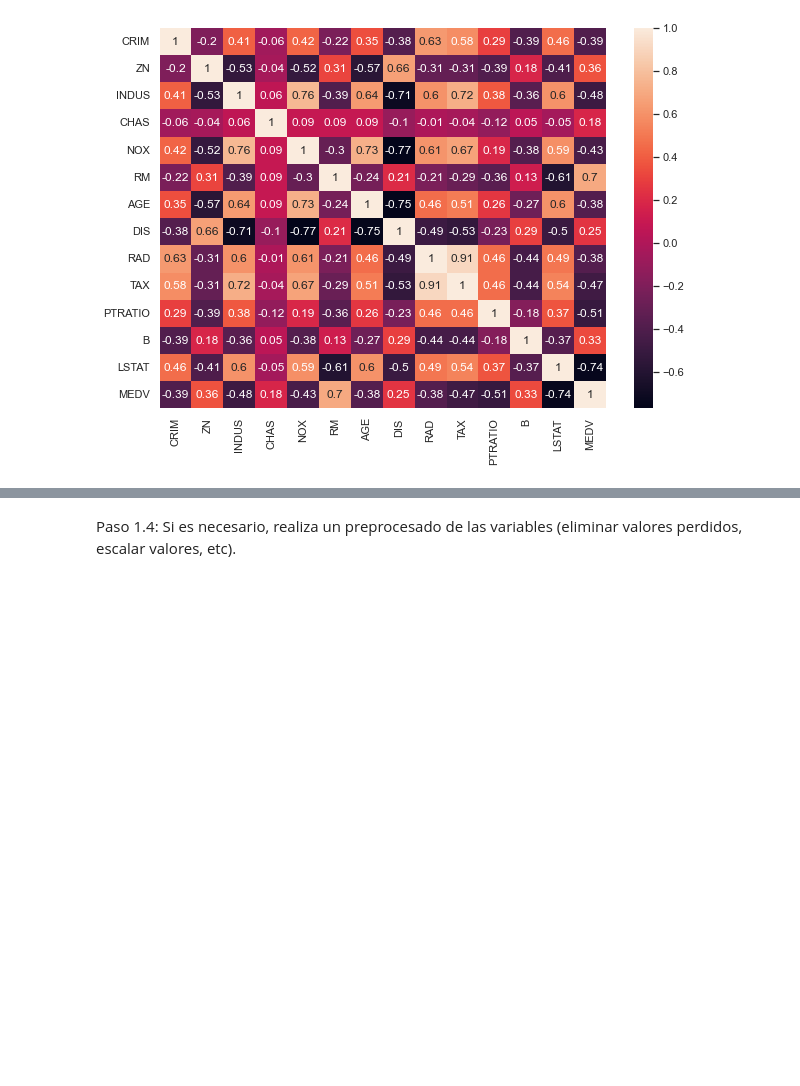
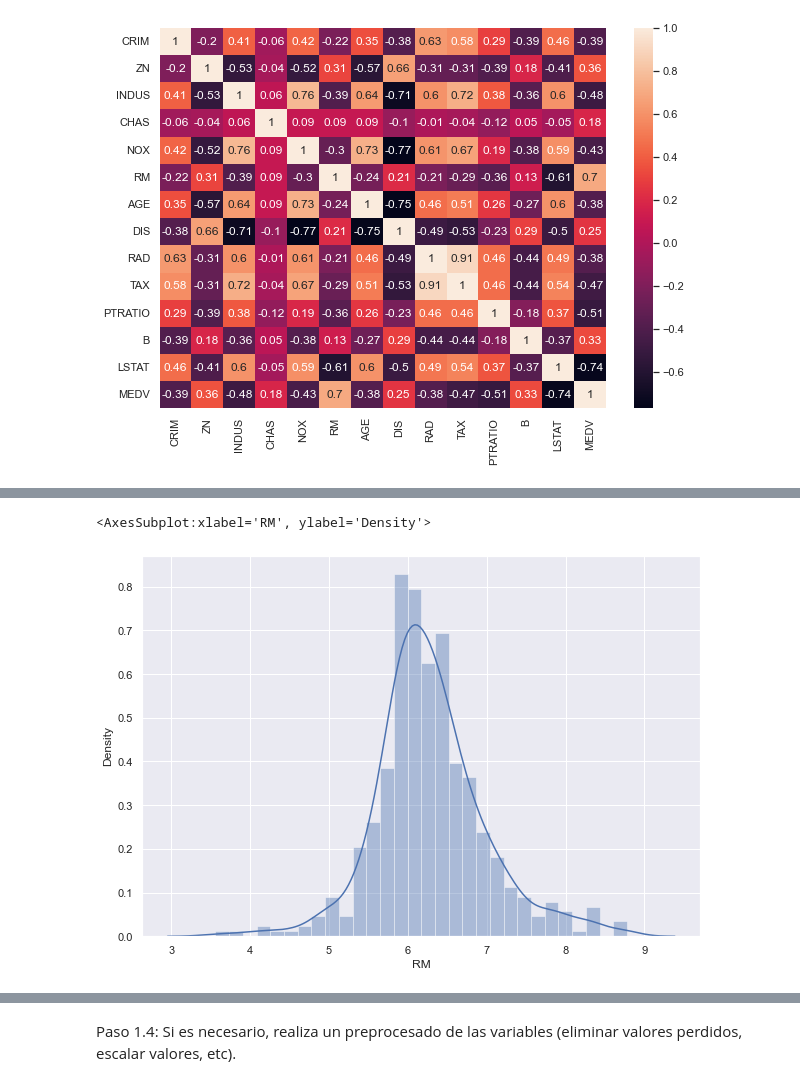
Before and after one commit to golly10/Metodos-predictivos, a Jupyter notebook: Tema 2/MetodosPredictivos-NotebookTareaSemana2.ipynb, the cells around one changed output, grey strips where cells are left out. Drawn from its saved outputs; the diff is of its cells as text; code cells hidden in the pictures; blank space fills up the shorter version.

```diff
--- a/Tema 2/MetodosPredictivos-NotebookTareaSemana2.ipynb
+++ b/Tema 2/MetodosPredictivos-NotebookTareaSemana2.ipynb
@@ -63,0 +70,6 @@ sns.heatmap(data=corr_mat, annot=True)
+# %%
+sns.set(rc={'figure.figsize': (10, 7)})
+sns.distplot(data["RM"], bins=30)
+# %% [output]
+<AxesSubplot:xlabel='RM', ylabel='Density'>
+[figure, added]
```
Also changed, not shown: parts of 13 cells of this notebook.
